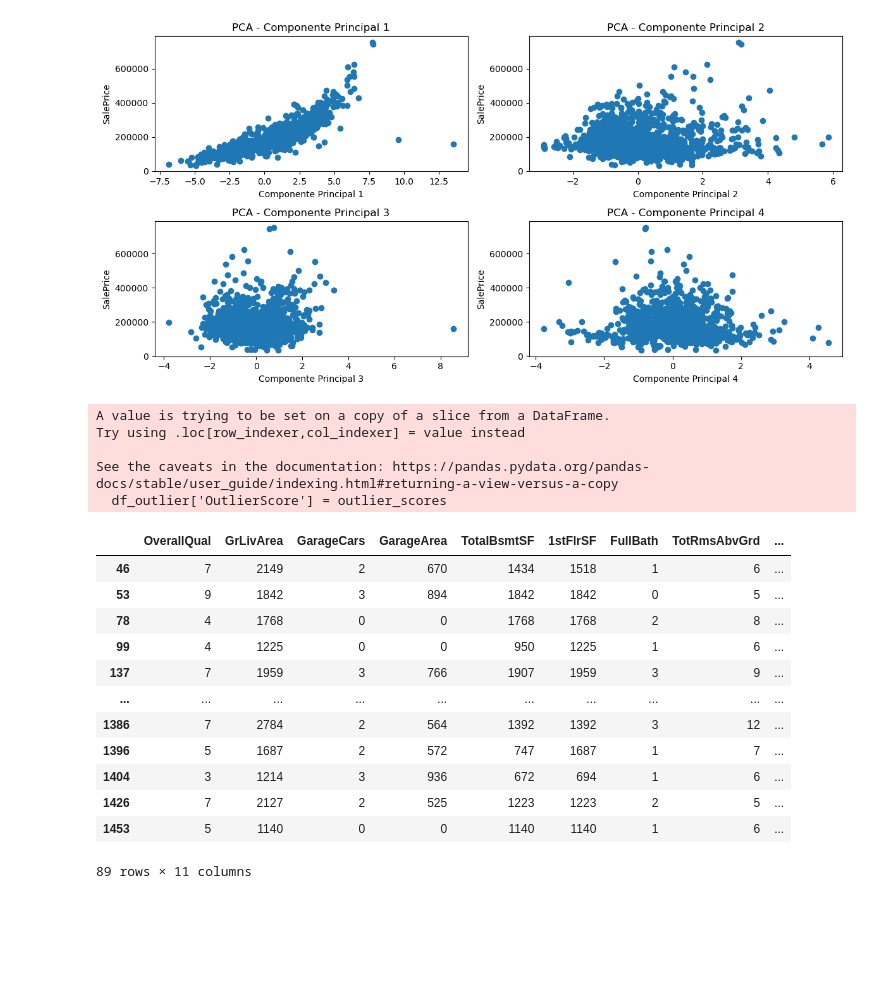
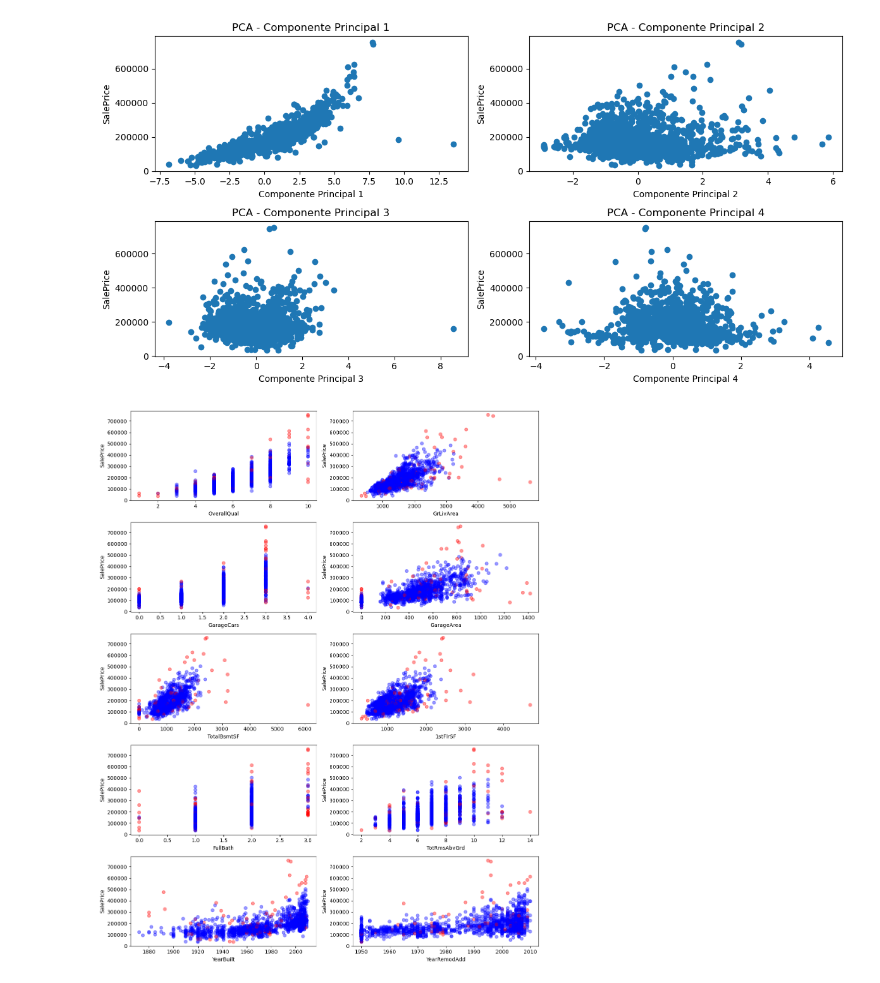
Before and after one commit to mateusp7/analise-de-dados, a Jupyter notebook: scripts.ipynb, the cells around one changed output. Drawn from its saved outputs; the diff is of its cells as text; code cells hidden in the pictures; blank space fills up the shorter version.

Commit message:
add scatter plot to LOF algorithm

```diff
--- a/scripts.ipynb
+++ b/scripts.ipynb
@@ -418,42 +420,36 @@ plt.show()
 # %%
 # D. Análise de outlier:
 
-features = ['OverallQual', 'GrLivArea', 'GarageCars', 'GarageArea', 'TotalBsmtSF', '1stFlrSF',
-                      'FullBath', 'TotRmsAbvGrd', 'YearBuilt', 'YearRemodAdd']
-df_outlier = df[features]
+df_outlier = df[important_features + ['SalePrice']].copy()
 
-# Padronizar as variáveis
 scaler = StandardScaler()
 df_scaled = scaler.fit_transform(df_outlier)
 
-# Aplicar o algoritmo LOF
-lof = LocalOutlierFactor(n_neighbors=20)  # Número de vizinhos considerados
+lof = LocalOutlierFactor(n_neighbors=50)
 outlier_scores = lof.fit_predict(df_scaled)
 
-# Adicionar os scores de outlier ao dataframe original
 df_outlier['OutlierScore'] = outlier_scores
 
-# Identificar as casas consideradas outliers
 outliers = df_outlier[df_outlier['OutlierScore'] == -1]
-display(outliers)
+
+df_concat_lof = pd.concat([df_outlier, outliers]).drop_duplicates()
+
+pd.set_option('display.max_rows', df_concat_lof.shape[0]+1)
+
+
+fig, axs = plt.subplots(5, 2, figsize=(12, 15))
+
+for i, feature in enumerate(important_features):
+    row = i // 2
+    col = i % 2
+    colors = ['blue' if outlierValue == 1 else 'red' for outlierValue in df_concat_lof['OutlierScore']]
+    axs[row, col].scatter(df_concat_lof[feature], df_concat_lof['SalePrice'], alpha=.4, c=colors)
+    axs[row, col].set_xlabel(feature)
+    axs[row, col].set_ylabel('SalePrice')
+
+plt.tight_layout()
+plt.show()
 # %% [output]
-A value is trying to be set on a copy of a slice from a DataFrame.
-Try using .loc[row_indexer,col_indexer] = value instead
-
-See the caveats in the documentation: https://pandas.pydata.org/pandas-docs/stable/user_guide/indexing.html#returning-a-view-versus-a-copy
-  df_outlier['OutlierScore'] = outlier_scores
-|  | OverallQual | GrLivArea | GarageCars | GarageArea | TotalBsmtSF | 1stFlrSF | FullBath | TotRmsAbvGrd | ... |
-| 46 | 7 | 2149 | 2 | 670 | 1434 | 1518 | 1 | 6 | ... |
-| 53 | 9 | 1842 | 3 | 894 | 1842 | 1842 | 0 | 5 | ... |
-| 78 | 4 | 1768 | 0 | 0 | 1768 | 1768 | 2 | 8 | ... |
-| 99 | 4 | 1225 | 0 | 0 | 950 | 1225 | 1 | 6 | ... |
-| 137 | 7 | 1959 | 3 | 766 | 1907 | 1959 | 3 | 9 | ... |
-| ... | ... | ... | ... | ... | ... | ... | ... | ... | ... |
-| 1386 | 7 | 2784 | 2 | 564 | 1392 | 1392 | 3 | 12 | ... |
-| 1396 | 5 | 1687 | 2 | 572 | 747 | 1687 | 1 | 7 | ... |
-| 1404 | 3 | 1214 | 3 | 936 | 672 | 694 | 1 | 6 | ... |
-| 1426 | 7 | 2127 | 2 | 525 | 1223 | 1223 | 2 | 5 | ... |
-| 1453 | 5 | 1140 | 0 | 0 | 1140 | 1140 | 1 | 6 | ... |
-89 rows × 11 columns
+[figure, added]
 # %%
 # 5. Métricas de avaliação e comparação:
```
Also changed, not shown: parts of 3 cells of this notebook.
